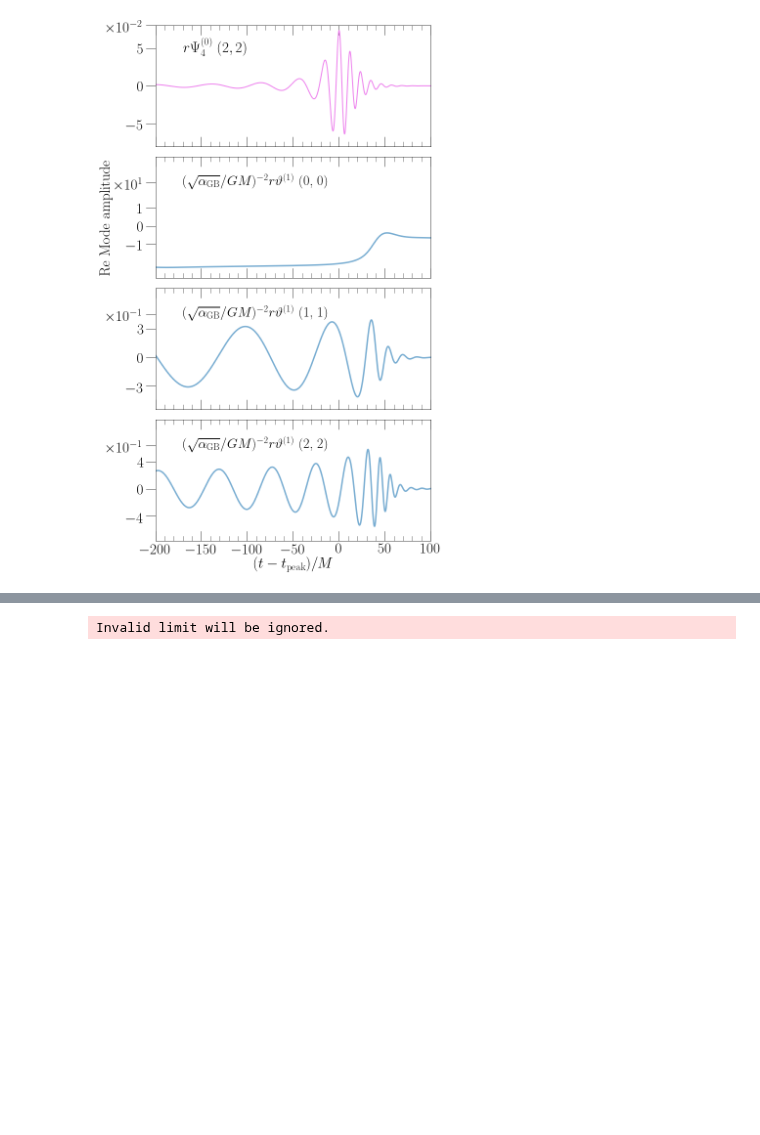
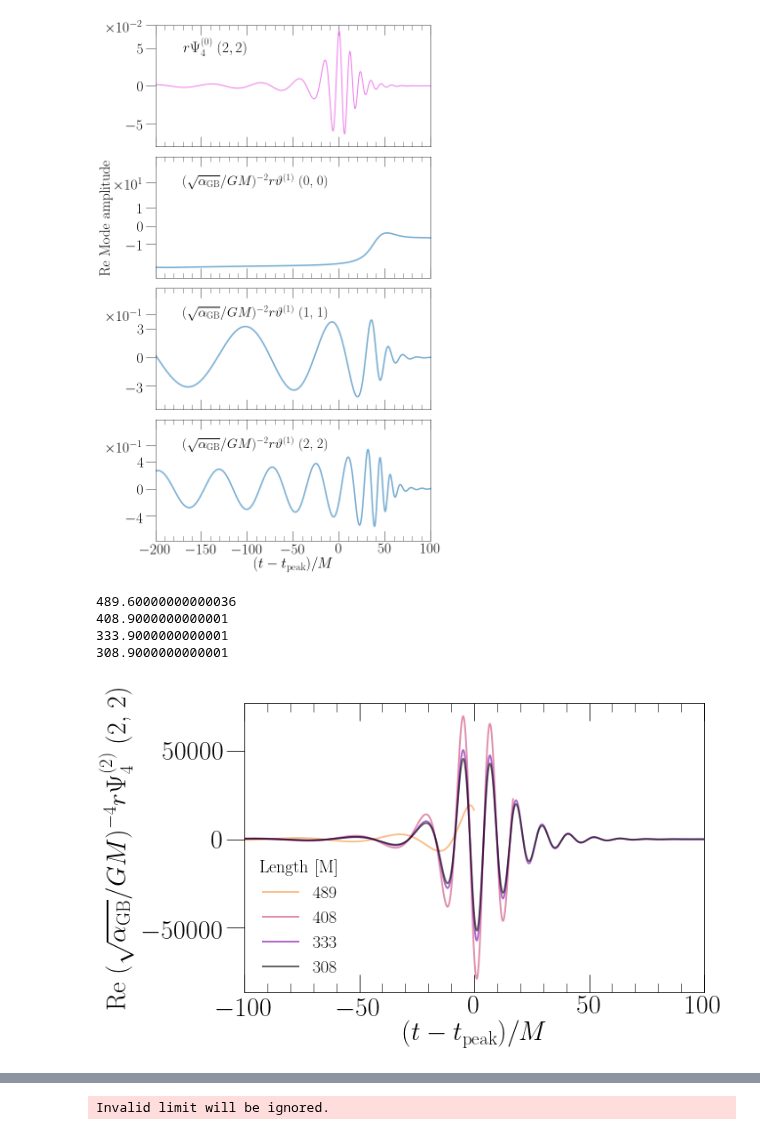
Before and after one commit to mariaokounkova/EDGB, a Jupyter notebook: GW150914/EDGB_GW.ipynb, the cells around one changed output, grey strips where cells are left out. Saved outputs shown, nothing was run; the diff lists cells and outputs as text; code cells hidden in the pictures; blank space fills up the shorter version.

```diff
--- a/GW150914/EDGB_GW.ipynb
+++ b/GW150914/EDGB_GW.ipynb
@@ -324,11 +315,11 @@ PlotScalarField()
 def SecularRegimePlot(amplitude=False):
 
     if not amplitude:
-        start_arr = [1500, 1750, 1900, 2000, 2100]
+        start_arr = [1900, 2000, 2075, 2100] ## Also add 1900 when it's done
         figname = 'SecularhPsi4'
         figsize=(10,6)
     else:
-        start_arr = [1900, 2000, 2075, 2100]
+        start_arr = [2075, 2100]
         figname = 'AmplitudeSecularhPsi4'
         figsize=(8,7)
 
@@ -341,7 +332,8 @@ def SecularRegimePlot(amplitude=False):
     for start, color in zip(start_arr, colors):
 
         ## Get the extrapolated waveforms
-        time, data = GethPsi4ModeExtrapolated(ex_dir(start, lev=0))
+        time, data = GethPsi4Mode(ev_dir(start, lev=0), radius=0)
+        #time, data = GethPsi4ModeExtrapolated(ex_dir(start, lev=0))
         ## Let's calculate the length until the merger time
         t_peak = GetPeakTimeMode(time, data)
         length = t_peak - start - 250 ## minus ramp time
@@ -352,36 +344,42 @@ def SecularRegimePlot(amplitude=False):
         time, data = CutTimes(time, data, -100, 100)
 
         lw = 2.0
         ls='-'
         if start == start_arr[-1]:
             color = 'black'
             lw = 2.0
             ls='--'
         if amplitude:
             ax.plot(time, np.absolute(data), color = color, label="%d" % length, lw=lw,ls=ls)
         else:
             ax.plot(time, data, color = color, label="%d" % length, lw=lw, alpha=0.6)
 
     legend = ax.legend(fontsize=20, loc='lower left' if not amplitude else 'upper left', frameon=False, ncol=2 if amplitude else 1, \
               title='Length [M]')
     plt.setp(legend.get_title(),fontsize=20)
     if amplitude:
         ax.set_ylabel('Amplitude ' + LabelsDict[GethPsi4ModeExtrapolated] + str(mode), fontsize=30)
         ax.set_yscale('log')
-        ax.set_ylim(5e-1, 5e2)
+        #ax.set_ylim(5e-1, 5e2)
         ax.set_xlim(-20, 20)
     else:
         ax.set_ylabel('Re ' + LabelsDict[GethPsi4ModeExtrapolated] + str(mode), fontsize=30)
-        #ax.set_xlim(-100, 100)
+        ax.set_xlim(-100, 100)
 
     ax.set_xlabel('$(t - t_\mathrm{peak})/M$', fontsize=30)
     #plt.ylim(-100, 100)
     plt.tight_layout()
     plt.savefig(figname + '.pdf')
     plt.show()
 
 #SecularRegimePlot(amplitude=False)
-SecularRegimePlot(amplitude=True)
+SecularRegimePlot(amplitude=False)
+# %% [output]
+489.60000000000036
+408.9000000000001
+333.9000000000001
+308.9000000000001
+[figure, added]
 # %%
 ## Plot around t_s = 2100
 def LIGOBucketPlot():
```
Also changed, not shown: parts of 6 cells of this notebook.
